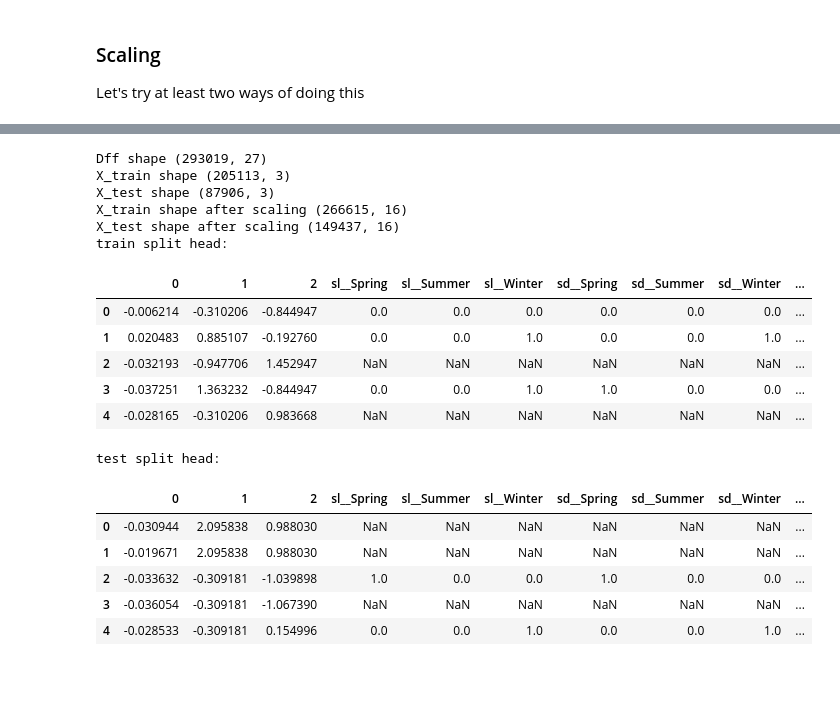
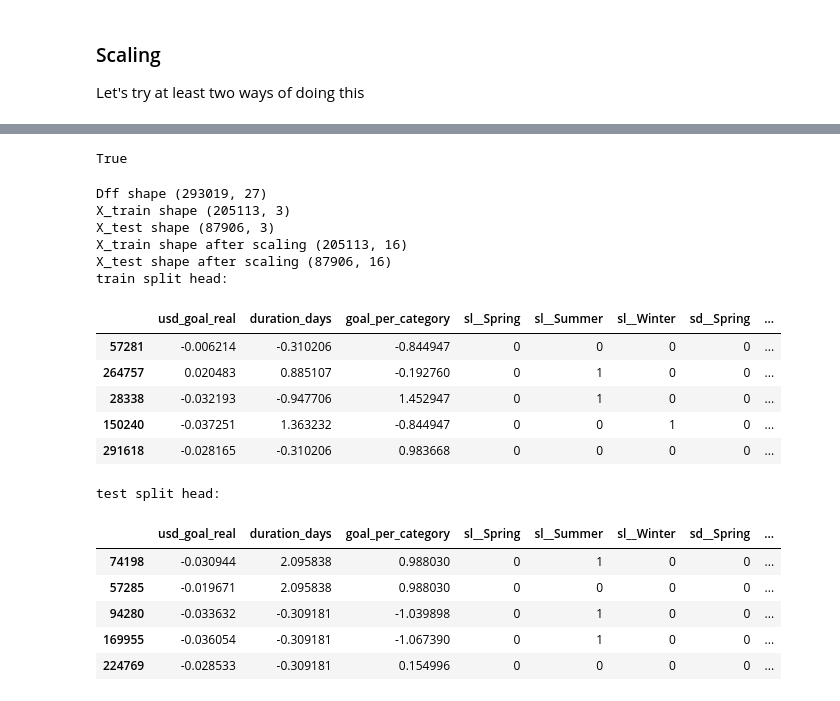
Before and after one commit to Senana/ds-ml-project_kickstarters, a Jupyter notebook: notebooks/feature_engineering/02_feature_engineering.ipynb, the cells around one changed output, grey strips where cells are left out. Saved outputs shown, nothing was run; the diff lists cells and outputs as text; code cells hidden in the pictures.

Commit message:
did first scaling df and debugged feature_engineer utils

```diff
--- a/notebooks/feature_engineering/02_feature_engineering.ipynb
+++ b/notebooks/feature_engineering/02_feature_engineering.ipynb
@@ -225,8 +263,18 @@ scaler = StandardScaler()
 #scale
 X_train_scaled = scaler.fit_transform(X_train[col_scale])
 X_test_scaled = scaler.fit_transform(X_test[col_scale])
-#
-print("Dff shape", dff.shape)
-print("X_train shape", X_train_scaled.shape)
-print("X_test shape", X_test_scaled.shape)
+#make it a df again
+X_train_scaled = pd.DataFrame(
+    X_train_scaled,
+    columns=col_scale,
+    index=X_train.index
+)
+
+X_test_scaled = pd.DataFrame(
+    X_test_scaled,
+    columns=col_scale,
+    index=X_test.index
+)
+
+display(X_train_scaled)
 # %% [output]
@@ -236,34 +294,43 @@ X_test shape (87906, 3)
+# %%
+#drop the original axes again
+X_train = X_train.drop(col_scale, axis=1)
+X_test = X_test.drop(col_scale, axis=1)
+#and check if everything's still in order
+X_train.index.equals(X_train_scaled.index)
+X_test.index.equals(X_test_scaled.index)
+# %% [output]
+True
 # %%
 # put it back together again
-X_train_sp = pd.concat([pd.DataFrame(X_train_scaled), X_train.drop(col_scale, axis=1)], axis=1)
-X_test_sp = pd.concat([pd.DataFrame(X_test_scaled), X_test.drop(col_scale, axis=1)], axis=1)
+X_train_sp = pd.concat([X_train_scaled, X_train ], axis=1)
+X_test_sp = pd.concat([X_test_scaled, X_test], axis=1)
 #and check
 print("Dff shape", dff.shape)
 print("X_train shape", X_train_scaled.shape)
 print("X_test shape", X_test_scaled.shape)
 print("X_train shape after scaling", X_train_sp.shape)
 print("X_test shape after scaling", X_test_sp.shape)
 print("train split head:")
 display(X_train_sp.head())
 print("test split head:")
 display(X_test_sp.head())
 # %% [output]
 Dff shape (293019, 27)
 X_train shape (205113, 3)
 X_test shape (87906, 3)
-X_train shape after scaling (266615, 16)
-X_test shape after scaling (149437, 16)
+X_train shape after scaling (205113, 16)
+X_test shape after scaling (87906, 16)
 train split head:
-|  | 0 | 1 | 2 | sl__Spring | sl__Summer | sl__Winter | sd__Spring | sd__Summer | sd__Winter | ... |
-| 0 | -0.006214 | -0.310206 | -0.844947 | 0.0 | 0.0 | 0.0 | 0.0 | 0.0 | 0.0 | ... |
-| 1 | 0.020483 | 0.885107 | -0.192760 | 0.0 | 0.0 | 1.0 | 0.0 | 0.0 | 1.0 | ... |
-| 2 | -0.032193 | -0.947706 | 1.452947 | NaN | NaN | NaN | NaN | NaN | NaN | ... |
-| 3 | -0.037251 | 1.363232 | -0.844947 | 0.0 | 0.0 | 1.0 | 1.0 | 0.0 | 0.0 | ... |
-| 4 | -0.028165 | -0.310206 | 0.983668 | NaN | NaN | NaN | NaN | NaN | NaN | ... |
+|  | usd_goal_real | duration_days | goal_per_category | sl__Spring | sl__Summer | sl__Winter | sd__Spring | ... |
+| 57281 | -0.006214 | -0.310206 | -0.844947 | 0 | 0 | 0 | 0 | ... |
+| 264757 | 0.020483 | 0.885107 | -0.192760 | 0 | 1 | 0 | 0 | ... |
+| 28338 | -0.032193 | -0.947706 | 1.452947 | 0 | 1 | 0 | 0 | ... |
+| 150240 | -0.037251 | 1.363232 | -0.844947 | 0 | 0 | 1 | 0 | ... |
+| 291618 | -0.028165 | -0.310206 | 0.983668 | 0 | 0 | 0 | 0 | ... |
 test split head:
-|  | 0 | 1 | 2 | sl__Spring | sl__Summer | sl__Winter | sd__Spring | sd__Summer | sd__Winter | ... |
-| 0 | -0.030944 | 2.095838 | 0.988030 | NaN | NaN | NaN | NaN | NaN | NaN | ... |
-| 1 | -0.019671 | 2.095838 | 0.988030 | NaN | NaN | NaN | NaN | NaN | NaN | ... |
-| 2 | -0.033632 | -0.309181 | -1.039898 | 1.0 | 0.0 | 0.0 | 1.0 | 0.0 | 0.0 | ... |
-| 3 | -0.036054 | -0.309181 | -1.067390 | NaN | NaN | NaN | NaN | NaN | NaN | ... |
-| 4 | -0.028533 | -0.309181 | 0.154996 | 0.0 | 0.0 | 1.0 | 0.0 | 0.0 | 1.0 | ... |
+|  | usd_goal_real | duration_days | goal_per_category | sl__Spring | sl__Summer | sl__Winter | sd__Spring | ... |
+| 74198 | -0.030944 | 2.095838 | 0.988030 | 0 | 1 | 0 | 0 | ... |
+| 57285 | -0.019671 | 2.095838 | 0.988030 | 0 | 0 | 0 | 0 | ... |
+| 94280 | -0.033632 | -0.309181 | -1.039898 | 0 | 1 | 0 | 0 | ... |
+| 169955 | -0.036054 | -0.309181 | -1.067390 | 0 | 1 | 0 | 0 | ... |
+| 224769 | -0.028533 | -0.309181 | 0.154996 | 0 | 0 | 0 | 0 | ... |
```
Also changed, not shown: parts of 5 cells of this notebook, 1 other file.
